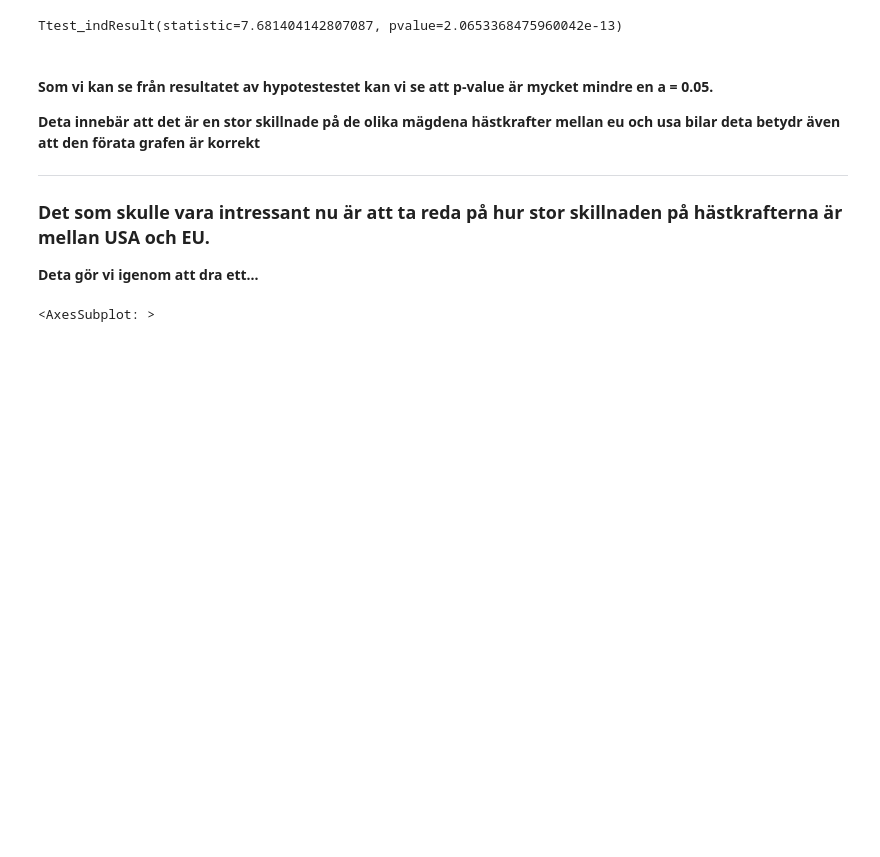
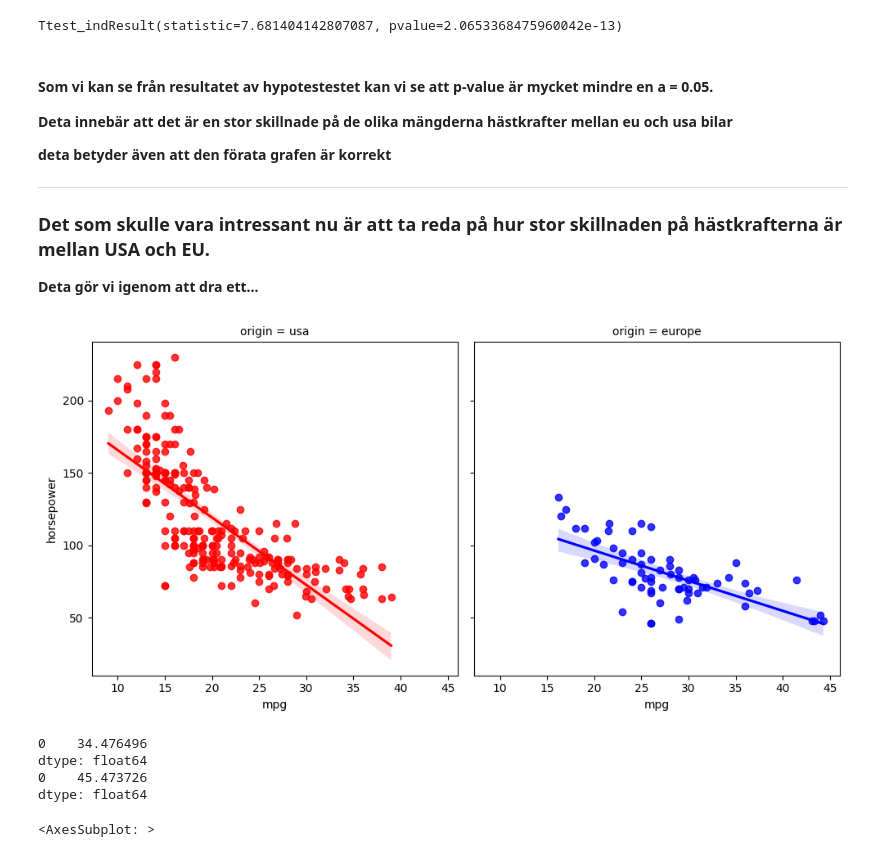
Before and after one commit to Canesp/Statistisk-Analys-Philip-de-Canesie, a Jupyter notebook: Inlämningsuppgift/raport.ipynb, the cells around one changed output. Saved outputs shown, nothing was run; the diff lists cells and outputs as text; code cells hidden in the pictures; blank space fills up the shorter version.

Commit message:
added a regression and prediction

```diff
--- a/Inlämningsuppgift/raport.ipynb
+++ b/Inlämningsuppgift/raport.ipynb
@@ -89,14 +119,48 @@ print(result)
 Ttest_indResult(statistic=7.681404142807087, pvalue=2.0653368475960042e-13)
 # %% [markdown]
 #### Som vi kan se från resultatet av hypotestestet kan vi se att p-value är mycket mindre en a = 0.05.
-**Deta innebär att det är en stor skillnade på de olika mägdena hästkrafter mellan eu och usa bilar**
-**deta betydr även att den förata grafen är korrekt**
+**Deta innebär att det är en stor skillnade på de olika mängderna hästkrafter mellan eu och usa bilar**
+
+**deta betyder även att den förata grafen är korrekt**
 
 ---
 
 ### Det som skulle vara intressant nu är att ta reda på hur stor skillnaden på hästkrafterna är mellan USA och EU.
 
 **Deta gör vi igenom att dra ett...**
+# %%
+# plotar linjära regressionen för usa och eu när det kommer till -
+# korrelationen mellan hästkrafter och mpg.
+sns.lmplot(
+    data=df_cars,
+    x="mpg",
+    y="horsepower",
+    col="origin", # gör fler grafer baserat på columnen origin.
+    hue="origin",
+    palette=["red", "blue"],
+)
+# fixar ram runt plotarna för att göra det lättare att läsa.
+sns.despine(bottom=False, left=False, right=False, top=False)
+# %% [output]
+[figure, added]
+# %%
+from statsmodels.formula.api import ols
+
+usa_model = ols("mpg ~ horsepower", data=df_cars[df_cars["origin"] == "usa"]).fit()
+eu_model = ols("mpg ~ horsepower", data=df_cars[df_cars["origin"] == "europe"]).fit()
+
+pre = pd.DataFrame([0], columns=["horsepower"])
+
+usa_ypred = usa_model.predict(pre)
+eu_ypred = eu_model.predict(pre)
+
+print(usa_ypred)
+print(eu_ypred)
+# %% [output]
+0    34.476496
+dtype: float64
+0    45.473726
+dtype: float64
 # %%
 mu_data = {"x": ["USA", "EU"], "y": [mu_usa, mu_eu]}
 
```
Also changed, not shown: parts of 3 cells of this notebook, 3 other files.
